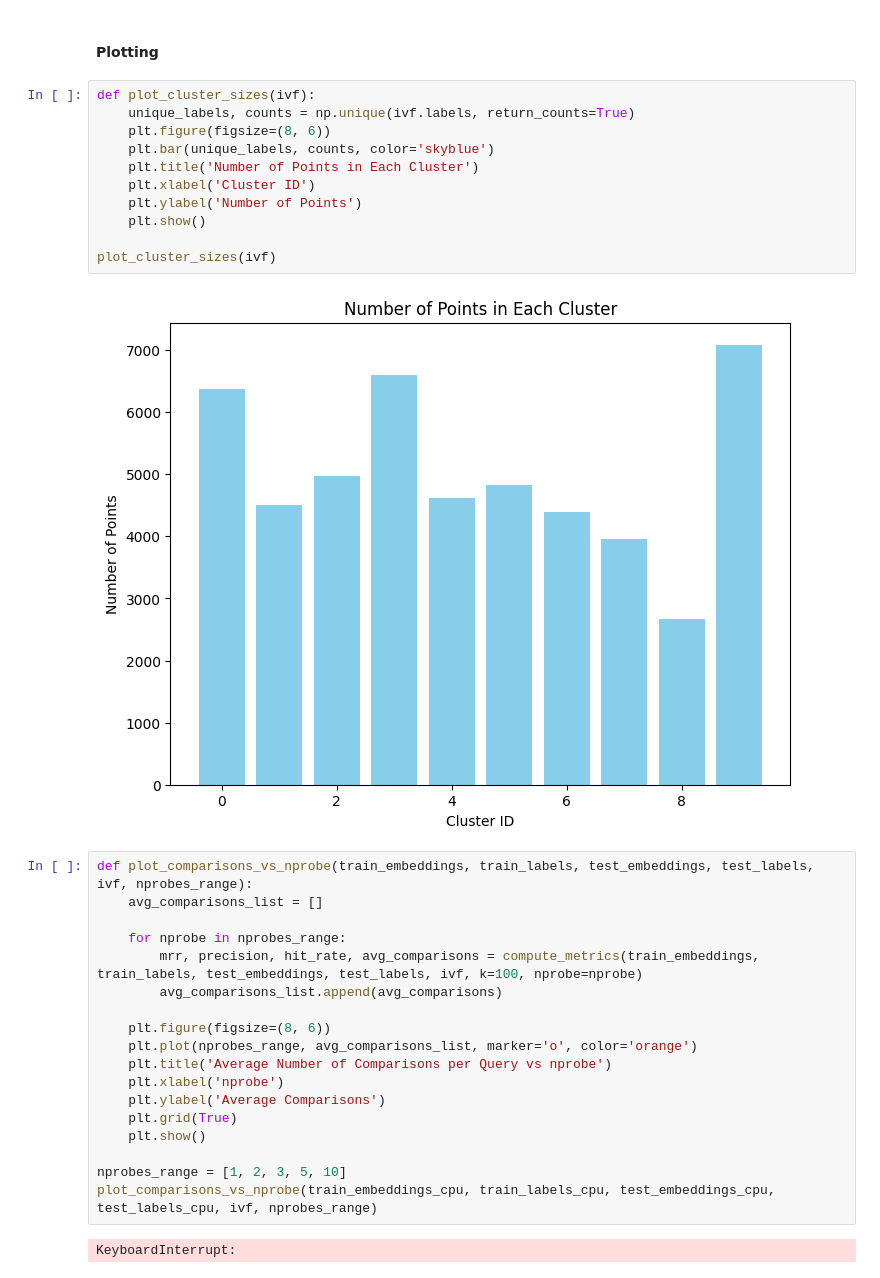
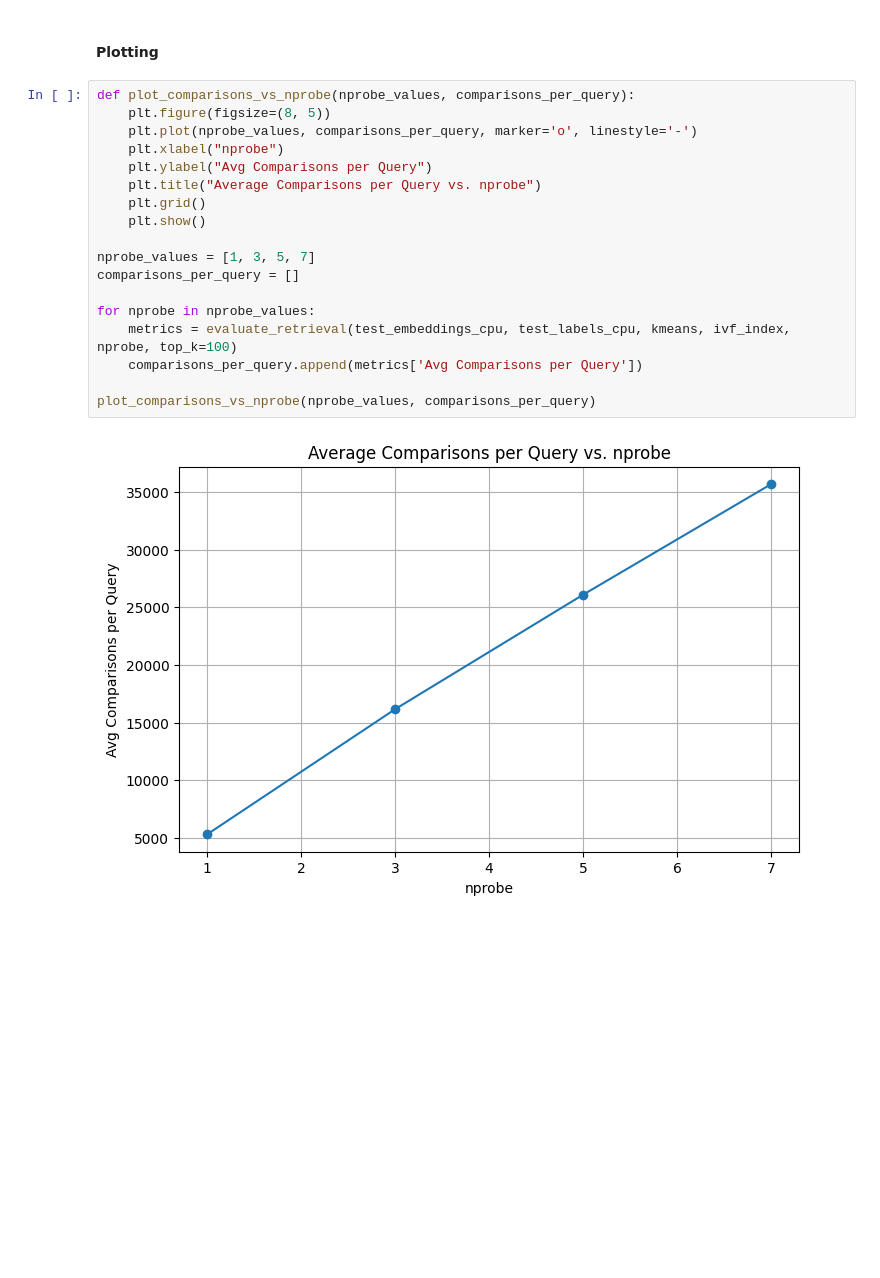
Before and after one commit to ChetaNMahipaL/SMAI-Assignment-1, a Jupyter notebook: KNN_ANN/main.ipynb, the cells around one changed output. Saved outputs shown, nothing was run; the diff lists cells and outputs as text; blank space fills up the shorter version.

```diff
--- a/KNN_ANN/main.ipynb
+++ b/KNN_ANN/main.ipynb
@@ -446,35 +484,22 @@ Average Comparisons per Query @nprobe=5: 104369.5584
 # %% [markdown]
 #### **Plotting**
-# %%
-def plot_cluster_sizes(ivf):
-    unique_labels, counts = np.unique(ivf.labels, return_counts=True)
-    plt.figure(figsize=(8, 6))
-    plt.bar(unique_labels, counts, color='skyblue')
-    plt.title('Number of Points in Each Cluster')
-    plt.xlabel('Cluster ID')
-    plt.ylabel('Number of Points')
-    plt.show()
-
-plot_cluster_sizes(ivf)
-# %% [output]
-[figure, removed]
-# %%
-def plot_comparisons_vs_nprobe(train_embeddings, train_labels, test_embeddings, test_labels, ivf, nprobes_range):
-    avg_comparisons_list = []
-
-    for nprobe in nprobes_range:
-        mrr, precision, hit_rate, avg_comparisons = compute_metrics(train_embeddings, train_labels, test_embeddings, test_labels, ivf, k=100, nprobe=nprobe)
-        avg_comparisons_list.append(avg_comparisons)
-
-    plt.figure(figsize=(8, 6))
-    plt.plot(nprobes_range, avg_comparisons_list, marker='o', color='orange')
-    plt.title('Average Number of Comparisons per Query vs nprobe')
-    plt.xlabel('nprobe')
-    plt.ylabel('Average Comparisons')
-    plt.grid(True)
-    plt.show()
-
-nprobes_range = [1, 2, 3, 5, 10]
-plot_comparisons_vs_nprobe(train_embeddings_cpu, train_labels_cpu, test_embeddings_cpu, test_labels_cpu, ivf, nprobes_range)
-# %% [output]
-KeyboardInterrupt:
+# %%
+def plot_comparisons_vs_nprobe(nprobe_values, comparisons_per_query):
+    plt.figure(figsize=(8, 5))
+    plt.plot(nprobe_values, comparisons_per_query, marker='o', linestyle='-')
+    plt.xlabel("nprobe")
+    plt.ylabel("Avg Comparisons per Query")
+    plt.title("Average Comparisons per Query vs. nprobe")
+    plt.grid()
+    plt.show()
+
+nprobe_values = [1, 3, 5, 7]
+comparisons_per_query = []
+
+for nprobe in nprobe_values:
+    metrics = evaluate_retrieval(test_embeddings_cpu, test_labels_cpu, kmeans, ivf_index, nprobe, top_k=100)
+    comparisons_per_query.append(metrics['Avg Comparisons per Query'])
+
+plot_comparisons_vs_nprobe(nprobe_values, comparisons_per_query)
+# %% [output]
+[figure, added]
```
Also changed, not shown: parts of 5 cells of this notebook, 1 other file.
